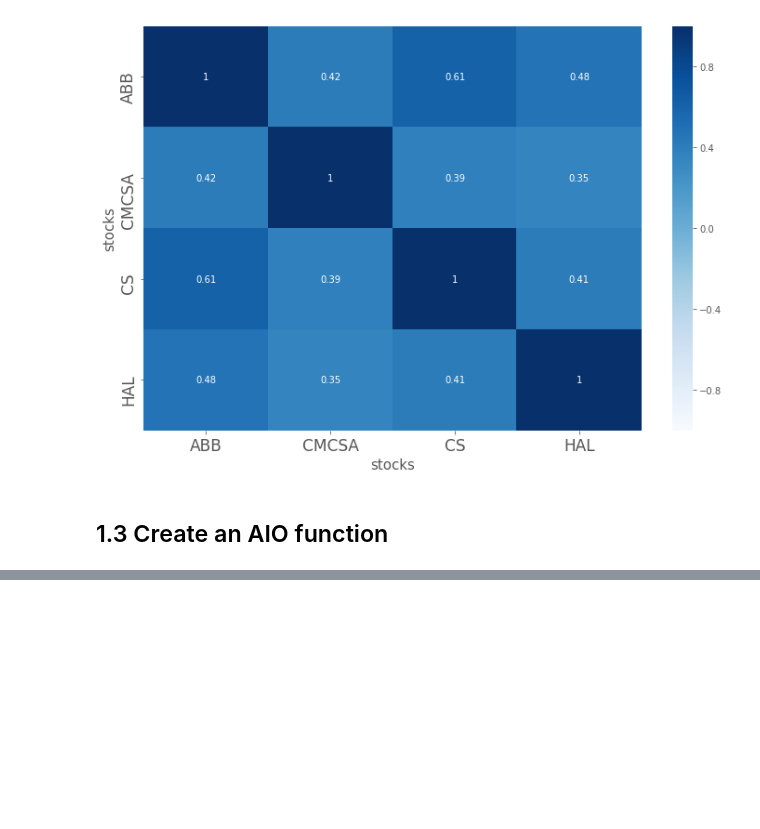
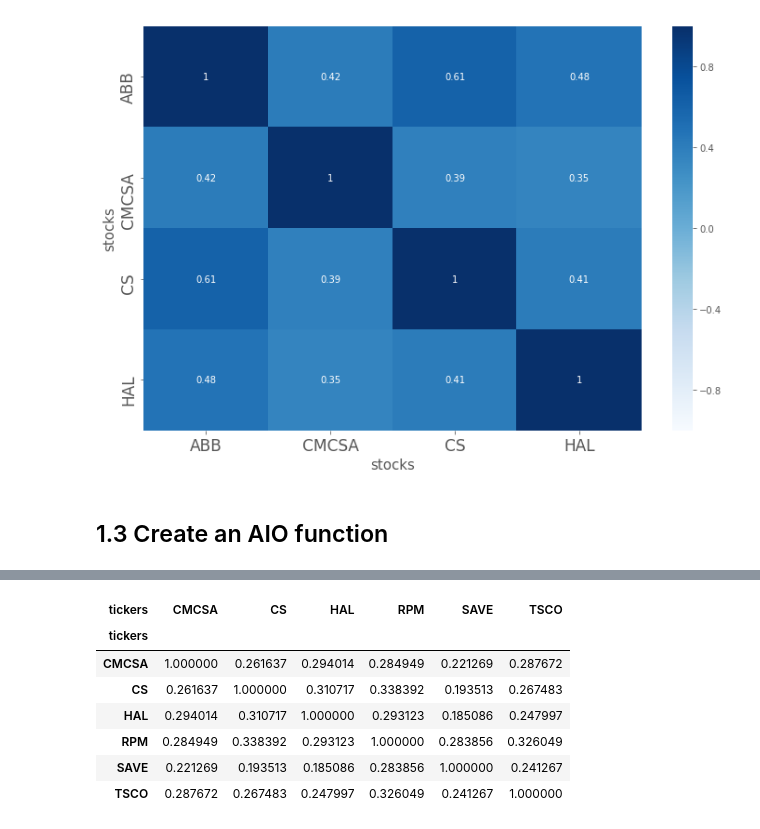
Before and after one commit to bradsun91/brad_public_workspace_mac, a Jupyter notebook: analysis_toolbox/3_21_2019_analysis_sheet.ipynb, the cells around one changed output, grey strips where cells are left out. Saved outputs shown, nothing was run; the diff lists cells and outputs as text; code cells hidden in the pictures; blank space fills up the shorter version.

```diff
--- a/analysis_toolbox/3_21_2019_analysis_sheet.ipynb
+++ b/analysis_toolbox/3_21_2019_analysis_sheet.ipynb
@@ -112,0 +112,11 @@ corr_heatmaps_yf(['ABB', 'CMCSA', 'CS', 'HAL'], 'open', '2010-01-01', '2019-03-2
+# %%
+stacked_col_pvt_pctchg.corr()
+# %% [output]
+| tickers | CMCSA | CS | HAL | RPM | SAVE | TSCO |
+| tickers |  |  |  |  |  |  |
+| CMCSA | 1.000000 | 0.261637 | 0.294014 | 0.284949 | 0.221269 | 0.287672 |
+| CS | 0.261637 | 1.000000 | 0.310717 | 0.338392 | 0.193513 | 0.267483 |
+| HAL | 0.294014 | 0.310717 | 1.000000 | 0.293123 | 0.185086 | 0.247997 |
+| RPM | 0.284949 | 0.338392 | 0.293123 | 1.000000 | 0.283856 | 0.326049 |
+| SAVE | 0.221269 | 0.193513 | 0.185086 | 0.283856 | 1.000000 | 0.241267 |
+| TSCO | 0.287672 | 0.267483 | 0.247997 | 0.326049 | 0.241267 | 1.000000 |
```
Also changed, not shown: parts of 4 cells of this notebook.
